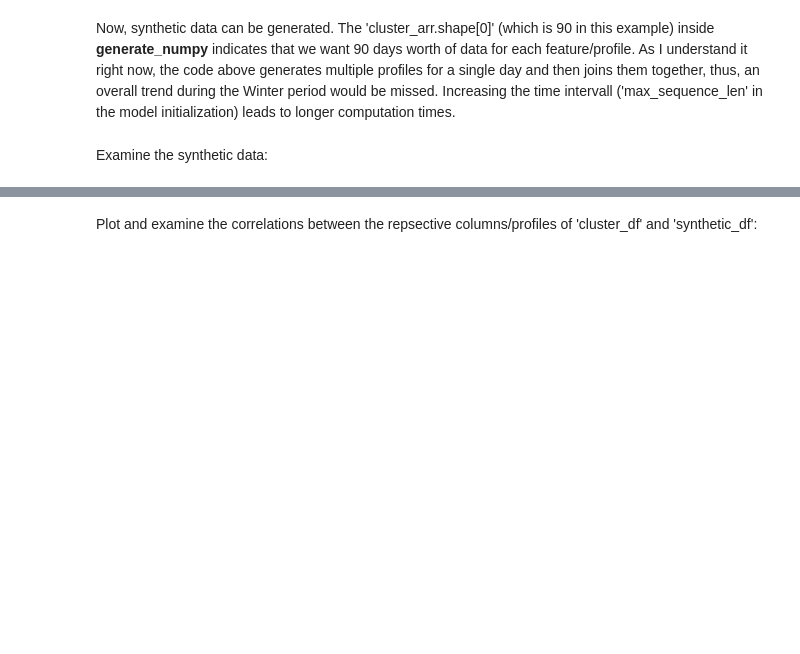
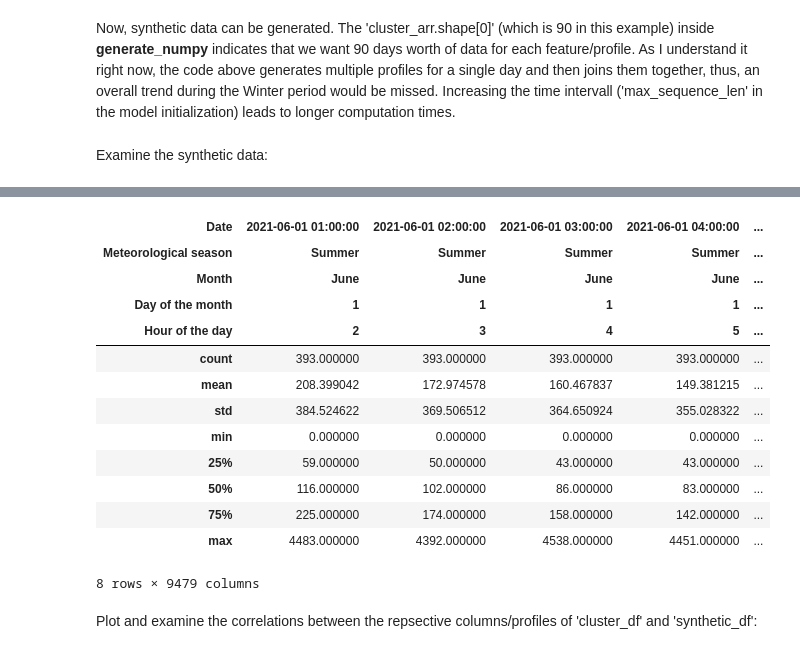
Before and after one commit to PhilippMaschi/GAN, a Jupyter notebook: DGAN_Daniel.ipynb, the cells around one changed output, grey strips where cells are left out. Drawn from its saved outputs; the diff is of its cells as text; code cells hidden in the pictures; blank space fills up the shorter version.

```diff
--- a/DGAN_Daniel.ipynb
+++ b/DGAN_Daniel.ipynb
@@ -405,3 +444,20 @@ display(synthetic_df)
+# %%
+energy_df.describe()
+# %% [output]
+| Date | 2021-06-01 01:00:00 | 2021-06-01 02:00:00 | 2021-06-01 03:00:00 | 2021-06-01 04:00:00 | ... |
+| Meteorological season | Summer | Summer | Summer | Summer | ... |
+| Month | June | June | June | June | ... |
+| Day of the month | 1 | 1 | 1 | 1 | ... |
+| Hour of the day | 2 | 3 | 4 | 5 | ... |
+| count | 393.000000 | 393.000000 | 393.000000 | 393.000000 | ... |
+| mean | 208.399042 | 172.974578 | 160.467837 | 149.381215 | ... |
+| std | 384.524622 | 369.506512 | 364.650924 | 355.028322 | ... |
+| min | 0.000000 | 0.000000 | 0.000000 | 0.000000 | ... |
+| 25% | 59.000000 | 50.000000 | 43.000000 | 43.000000 | ... |
+| 50% | 116.000000 | 102.000000 | 86.000000 | 83.000000 | ... |
+| 75% | 225.000000 | 174.000000 | 158.000000 | 142.000000 | ... |
+| max | 4483.000000 | 4392.000000 | 4538.000000 | 4451.000000 | ... |
+8 rows × 9479 columns
 # %% [markdown]
 Plot and examine the correlations between the repsective columns/profiles of 'cluster_df' and 'synthetic_df':
 # %%
```
Also changed, not shown: parts of 10 cells of this notebook.
